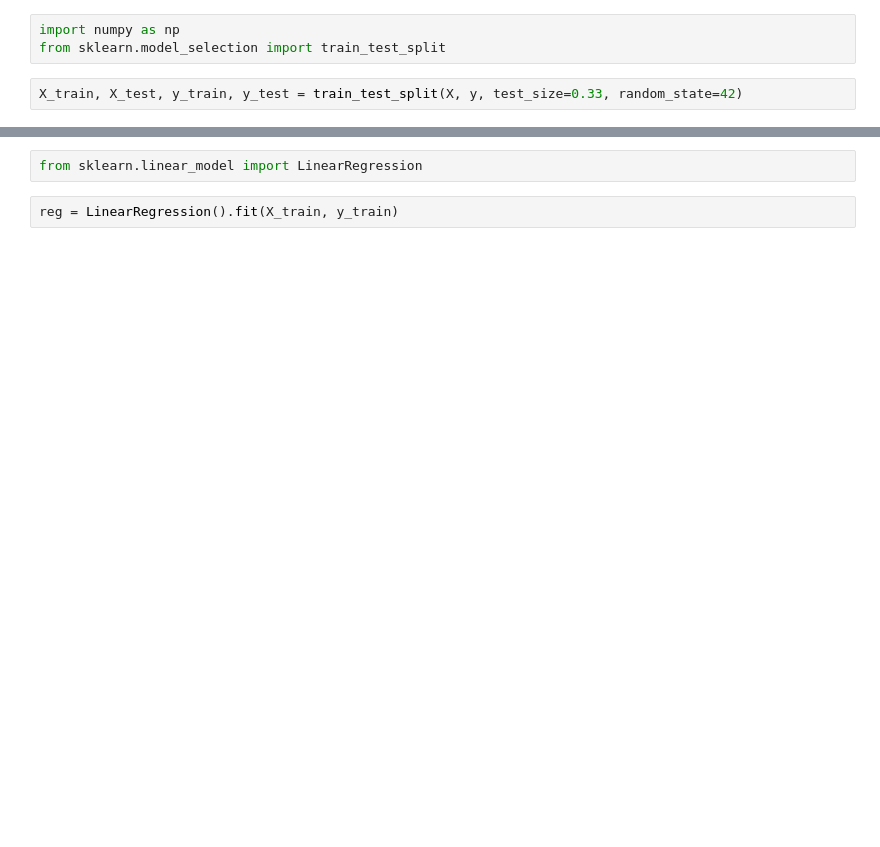
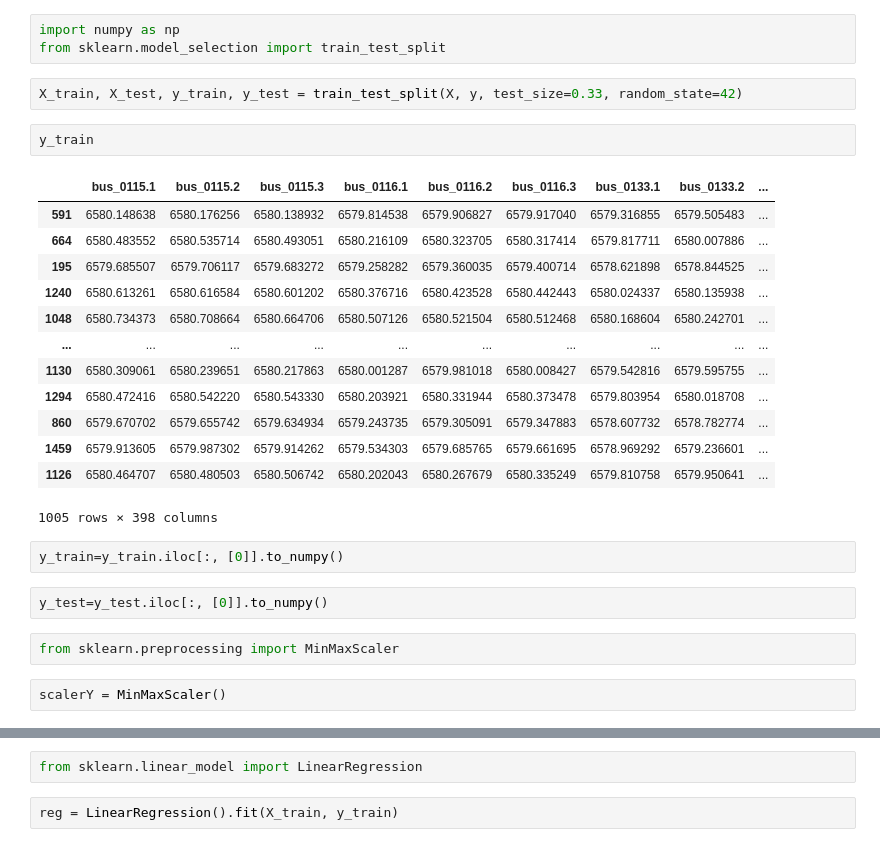
Before and after one commit to byronacunia/Linear, a Jupyter notebook: Linear.ipynb, the cells around one changed output, grey strips where cells are left out. Saved outputs shown, nothing was run; the diff lists cells and outputs as text; blank space fills up the shorter version.

```diff
--- a/Linear.ipynb
+++ b/Linear.ipynb
@@ -29,3 +29,27 @@ import numpy as np
 from sklearn.model_selection import train_test_split
 # %%
 X_train, X_test, y_train, y_test = train_test_split(X, y, test_size=0.33, random_state=42)
+# %%
+y_train
+# %% [output]
+|  | bus_0115.1 | bus_0115.2 | bus_0115.3 | bus_0116.1 | bus_0116.2 | bus_0116.3 | bus_0133.1 | bus_0133.2 | ... |
+| 591 | 6580.148638 | 6580.176256 | 6580.138932 | 6579.814538 | 6579.906827 | 6579.917040 | 6579.316855 | 6579.505483 | ... |
+| 664 | 6580.483552 | 6580.535714 | 6580.493051 | 6580.216109 | 6580.323705 | 6580.317414 | 6579.817711 | 6580.007886 | ... |
+| 195 | 6579.685507 | 6579.706117 | 6579.683272 | 6579.258282 | 6579.360035 | 6579.400714 | 6578.621898 | 6578.844525 | ... |
+| 1240 | 6580.613261 | 6580.616584 | 6580.601202 | 6580.376716 | 6580.423528 | 6580.442443 | 6580.024337 | 6580.135938 | ... |
+| 1048 | 6580.734373 | 6580.708664 | 6580.664706 | 6580.507126 | 6580.521504 | 6580.512468 | 6580.168604 | 6580.242701 | ... |
+| ... | ... | ... | ... | ... | ... | ... | ... | ... | ... |
+| 1130 | 6580.309061 | 6580.239651 | 6580.217863 | 6580.001287 | 6579.981018 | 6580.008427 | 6579.542816 | 6579.595755 | ... |
+| 1294 | 6580.472416 | 6580.542220 | 6580.543330 | 6580.203921 | 6580.331944 | 6580.373478 | 6579.803954 | 6580.018708 | ... |
+| 860 | 6579.670702 | 6579.655742 | 6579.634934 | 6579.243735 | 6579.305091 | 6579.347883 | 6578.607732 | 6578.782774 | ... |
+| 1459 | 6579.913605 | 6579.987302 | 6579.914262 | 6579.534303 | 6579.685765 | 6579.661695 | 6578.969292 | 6579.236601 | ... |
+| 1126 | 6580.464707 | 6580.480503 | 6580.506742 | 6580.202043 | 6580.267679 | 6580.335249 | 6579.810758 | 6579.950641 | ... |
+1005 rows × 398 columns
+# %%
+y_train=y_train.iloc[:, [0]].to_numpy()
+# %%
+y_test=y_test.iloc[:, [0]].to_numpy()
+# %%
+from sklearn.preprocessing import MinMaxScaler
+# %%
+scalerY = MinMaxScaler()
```
Also changed, not shown: parts of 23 cells of this notebook.
